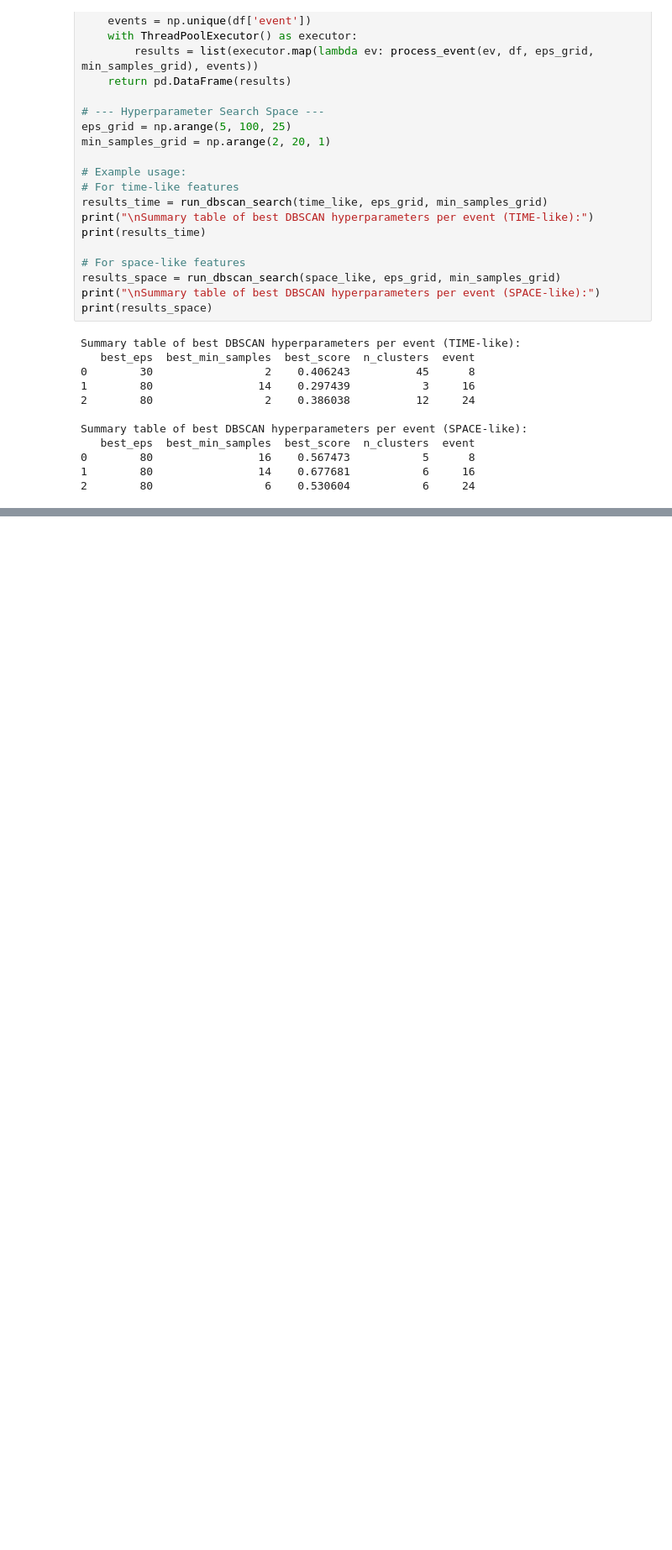
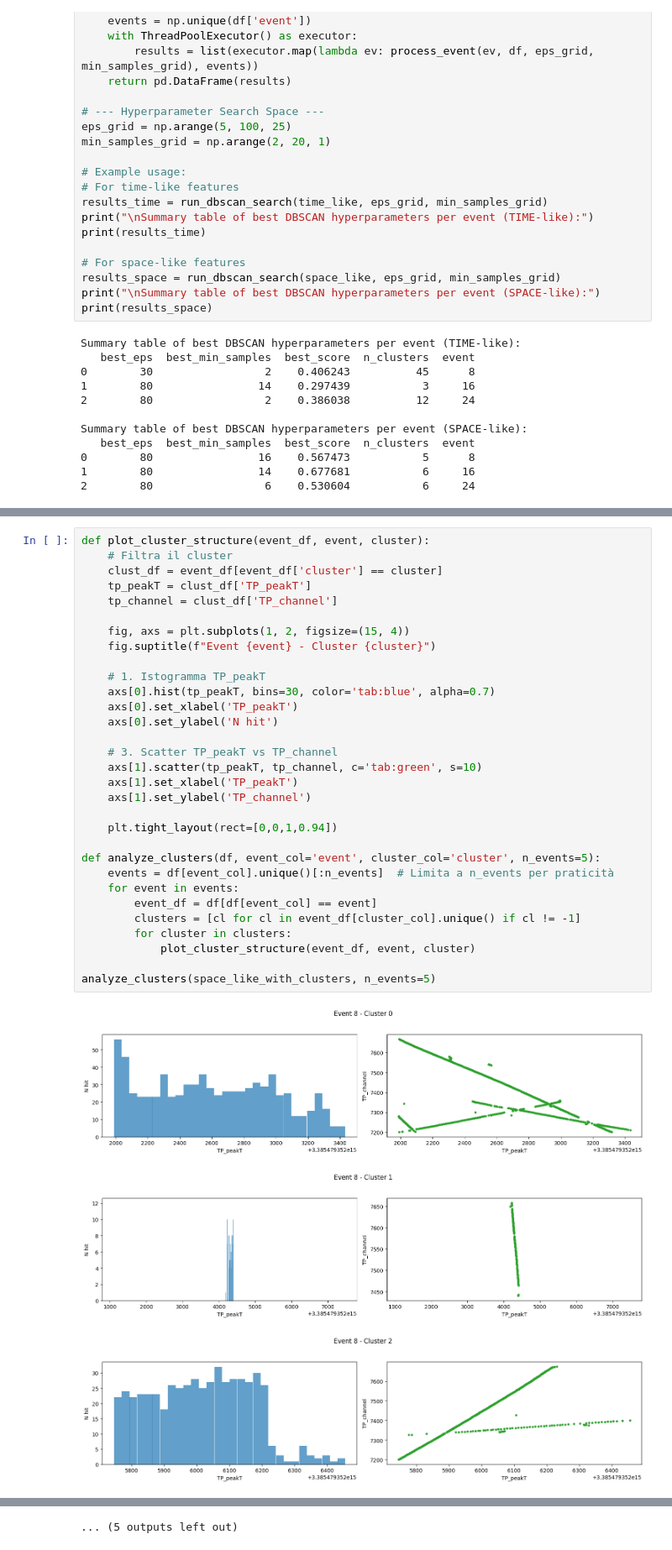
Before and after one commit to JuliaFavaro/SS25_TP_ProtoDUNE, a Jupyter notebook: src/RUN_test_run.ipynb, the cells around one changed output, grey strips where cells are left out. Shown at 84% size. Cells and saved outputs as stored; diff of their text form; blank space fills up the shorter version.

```diff
--- a/src/RUN_test_run.ipynb
+++ b/src/RUN_test_run.ipynb
@@ -1104,0 +526,35 @@ Silhouette (short tracks): -0.7927063038537276
+# %%
+def plot_cluster_structure(event_df, event, cluster):
+    # Filtra il cluster
+    clust_df = event_df[event_df['cluster'] == cluster]
+    tp_peakT = clust_df['TP_peakT']
+    tp_channel = clust_df['TP_channel']
+
+    fig, axs = plt.subplots(1, 2, figsize=(15, 4))
+    fig.suptitle(f"Event {event} - Cluster {cluster}")
+
+    # 1. Istogramma TP_peakT
+    axs[0].hist(tp_peakT, bins=30, color='tab:blue', alpha=0.7)
+    axs[0].set_xlabel('TP_peakT')
+    axs[0].set_ylabel('N hit')
+
+    # 3. Scatter TP_peakT vs TP_channel
+    axs[1].scatter(tp_peakT, tp_channel, c='tab:green', s=10)
+    axs[1].set_xlabel('TP_peakT')
+    axs[1].set_ylabel('TP_channel')
+
+    plt.tight_layout(rect=[0,0,1,0.94])
+
+def analyze_clusters(df, event_col='event', cluster_col='cluster', n_events=5):
+    events = df[event_col].unique()[:n_events]  # Limita a n_events per praticità
+    for event in events:
+        event_df = df[df[event_col] == event]
+        clusters = [cl for cl in event_df[cluster_col].unique() if cl != -1]
+        for cluster in clusters:
+            plot_cluster_structure(event_df, event, cluster)
+
+analyze_clusters(space_like_with_clusters, n_events=5)
+# %% [output]
+[figure, added]
+[figure, added]
+[figure, added]
@@ -1104,0 +570 @@ Silhouette (short tracks): -0.7927063038537276
+... (5 outputs left out)
```
Also changed, not shown: parts of 29 cells of this notebook, 18 other files.
